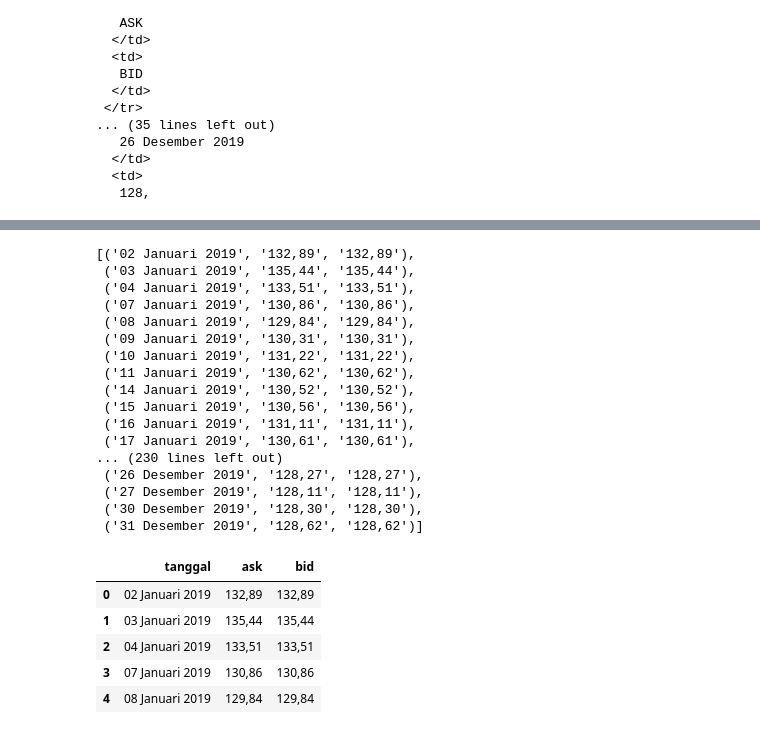
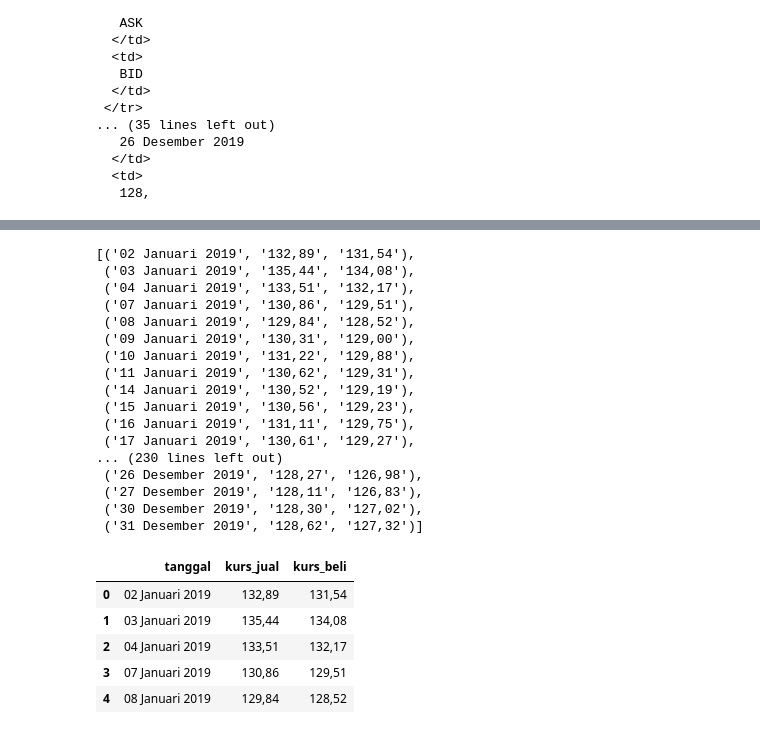
Before and after one commit to AlfaAbbas/algo_cap_webscraping, a Jupyter notebook: algo_cap_webscraping.ipynb, the cells around one changed output, grey strips where cells are left out. Cells and saved outputs as stored; diff of their text form; code cells hidden in the pictures.

```diff
--- a/algo_cap_webscraping.ipynb
+++ b/algo_cap_webscraping.ipynb
@@ -79,15 +86,15 @@ for i in range(1, len(tr)):
     tanggal = tanggal.strip() #for removing the excess whitespace
     tanggal = tanggal.replace(u'\xa0', u' ')
 
-    #get ask
-    ask = row.find_all('td')[1].text
-    ask = ask.strip() #for removing the excess whitespace
+    #get ask (kurs jual)
+    kurs_jual = row.find_all('td')[1].text
+    kurs_jual = kurs_jual.strip() #for removing the excess whitespace
 
-    #get bid
-    bid = row.find_all('td')[2].text
-    bid = ask.strip() #for removing the excess whitespace
+    #get bid (kurs beli)
+    kurs_beli = row.find_all('td')[2].text
+    kurs_beli = kurs_beli.strip() #for removing the excess whitespace
 
-    temp.append((tanggal,ask,bid))
+    temp.append((tanggal, kurs_jual, kurs_beli))
 
 temp
 # %% [output]
@@ -112,33 +119,33 @@ temp
 temp = temp[::-1]
 temp
 # %% [output]
-[('02 Januari 2019', '132,89', '132,89'),
- ('03 Januari 2019', '135,44', '135,44'),
- ('04 Januari 2019', '133,51', '133,51'),
- ('07 Januari 2019', '130,86', '130,86'),
- ('08 Januari 2019', '129,84', '129,84'),
- ('09 Januari 2019', '130,31', '130,31'),
- ('10 Januari 2019', '131,22', '131,22'),
- ('11 Januari 2019', '130,62', '130,62'),
- ('14 Januari 2019', '130,52', '130,52'),
- ('15 Januari 2019', '130,56', '130,56'),
- ('16 Januari 2019', '131,11', '131,11'),
- ('17 Januari 2019', '130,61', '130,61'),
+[('02 Januari 2019', '132,89', '131,54'),
+ ('03 Januari 2019', '135,44', '134,08'),
+ ('04 Januari 2019', '133,51', '132,17'),
+ ('07 Januari 2019', '130,86', '129,51'),
+ ('08 Januari 2019', '129,84', '128,52'),
+ ('09 Januari 2019', '130,31', '129,00'),
+ ('10 Januari 2019', '131,22', '129,88'),
+ ('11 Januari 2019', '130,62', '129,31'),
+ ('14 Januari 2019', '130,52', '129,19'),
+ ('15 Januari 2019', '130,56', '129,23'),
+ ('16 Januari 2019', '131,11', '129,75'),
+ ('17 Januari 2019', '130,61', '129,27'),
 ... (230 lines left out)
- ('26 Desember 2019', '128,27', '128,27'),
- ('27 Desember 2019', '128,11', '128,11'),
- ('30 Desember 2019', '128,30', '128,30'),
- ('31 Desember 2019', '128,62', '128,62')]
+ ('26 Desember 2019', '128,27', '126,98'),
+ ('27 Desember 2019', '128,11', '126,83'),
+ ('30 Desember 2019', '128,30', '127,02'),
+ ('31 Desember 2019', '128,62', '127,32')]
 # %%
 import pandas as pd
 
-df = pd.DataFrame(temp, columns = ('tanggal', 'ask', 'bid'))
+df = pd.DataFrame(temp, columns = ('tanggal', 'kurs_jual', 'kurs_beli'))
 df.head()
 # %% [output]
-|  | tanggal | ask | bid |
-| 0 | 02 Januari 2019 | 132,89 | 132,89 |
-| 1 | 03 Januari 2019 | 135,44 | 135,44 |
-| 2 | 04 Januari 2019 | 133,51 | 133,51 |
-| 3 | 07 Januari 2019 | 130,86 | 130,86 |
-| 4 | 08 Januari 2019 | 129,84 | 129,84 |
+|  | tanggal | kurs_jual | kurs_beli |
+| 0 | 02 Januari 2019 | 132,89 | 131,54 |
+| 1 | 03 Januari 2019 | 135,44 | 134,08 |
+| 2 | 04 Januari 2019 | 133,51 | 132,17 |
+| 3 | 07 Januari 2019 | 130,86 | 129,51 |
+| 4 | 08 Januari 2019 | 129,84 | 128,52 |
 # %%
```
Also changed, not shown: parts of 12 cells of this notebook, 2 other files.
